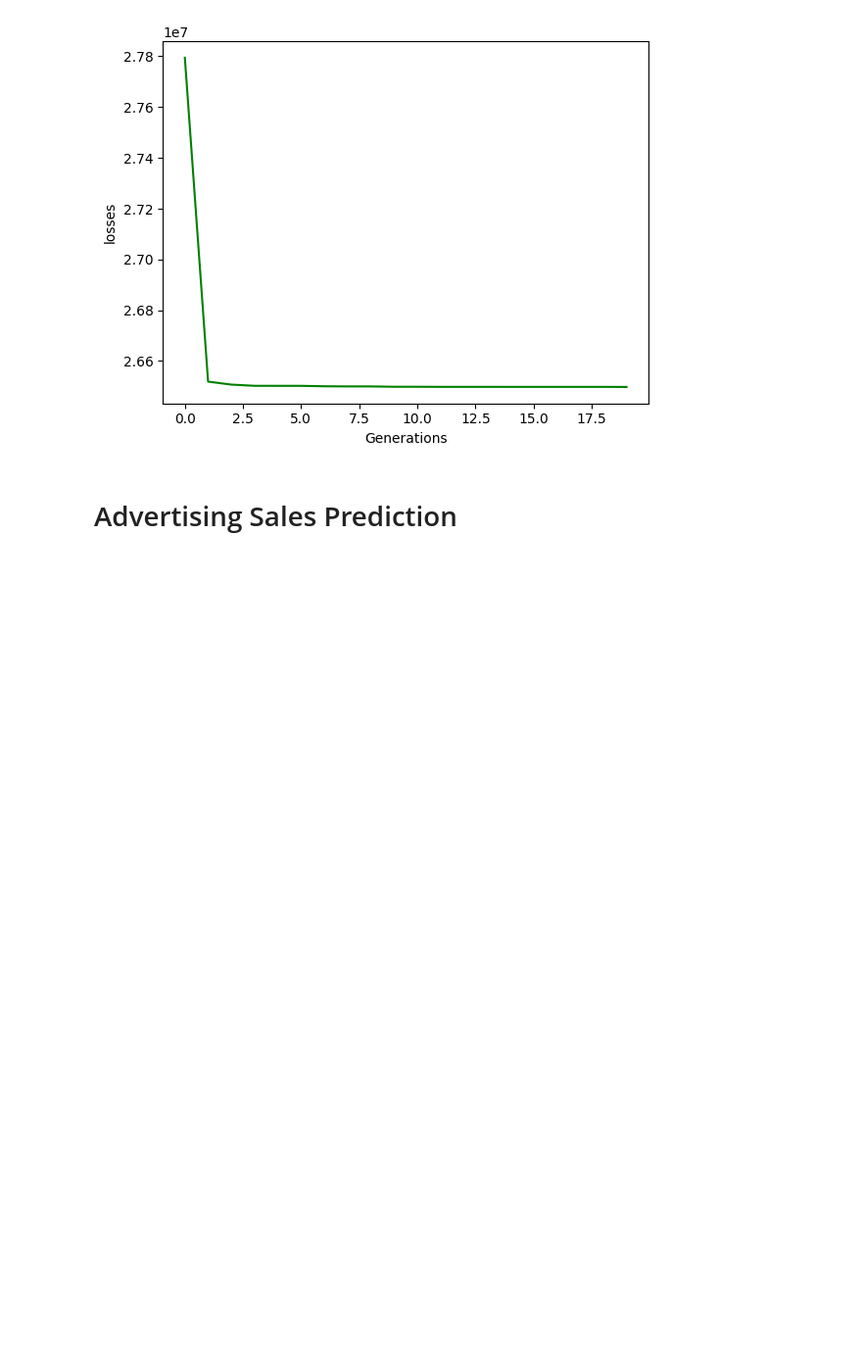
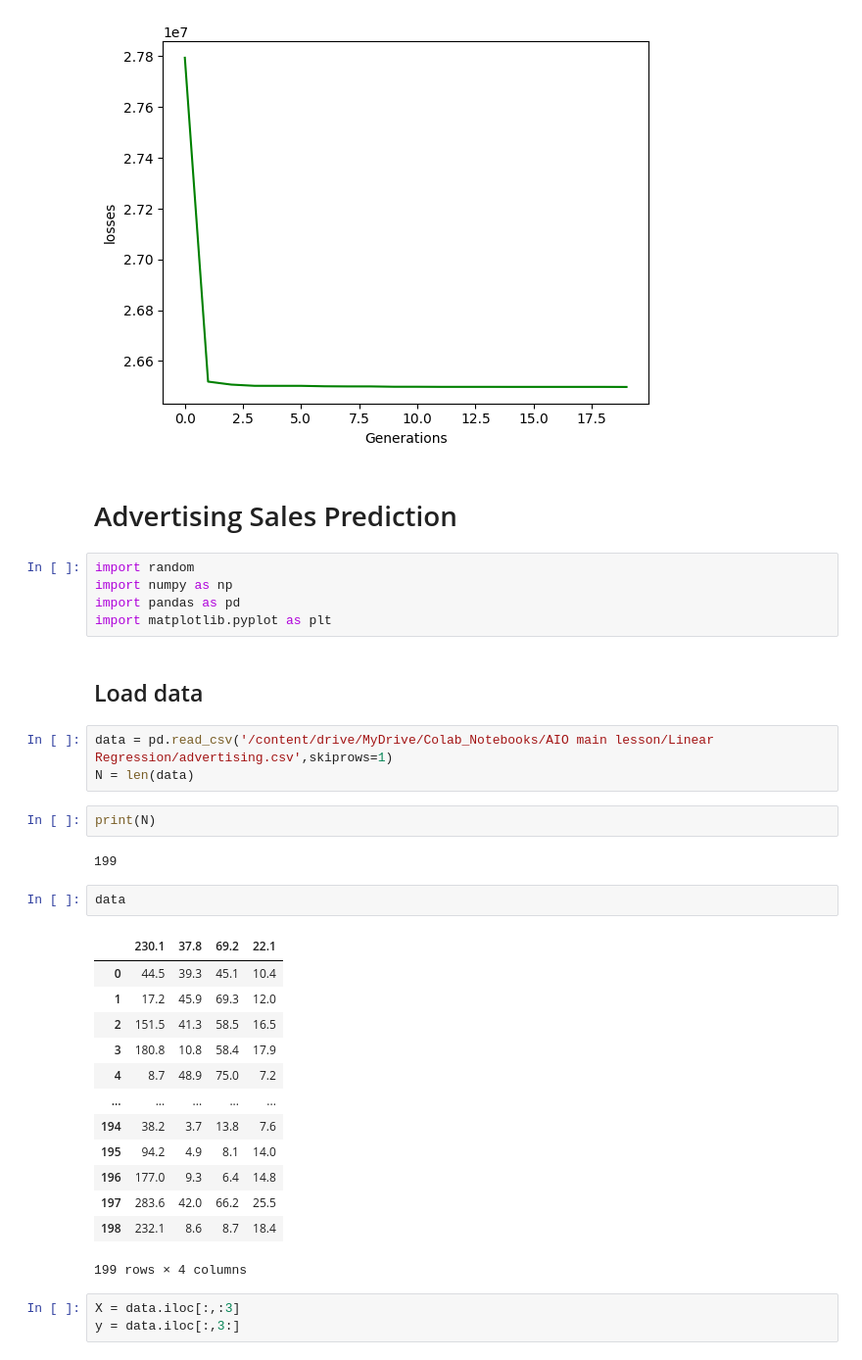
Before and after one commit to HungPham2002/Genetic-Algorithms-optimization-and-Linear-Regression-problems, a Jupyter notebook: Genetic_Algorithms_To_Solve_Linear_Regression_Problems.ipynb, the cells around one changed output. Shown at 98% size. Cells and saved outputs as stored; diff of their text form; blank space fills up the shorter version.

```diff
--- a/Genetic_Algorithms_To_Solve_Linear_Regression_Problems.ipynb
+++ b/Genetic_Algorithms_To_Solve_Linear_Regression_Problems.ipynb
@@ -469,3 +469,36 @@ plt.show()
 [figure]
 # %% [markdown]
 # Advertising Sales Prediction
+# %%
+import random
+import numpy as np
+import pandas as pd
+import matplotlib.pyplot as plt
+# %% [markdown]
+## Load data
+# %%
+data = pd.read_csv('/content/drive/MyDrive/Colab_Notebooks/AIO main lesson/Linear Regression/advertising.csv',skiprows=1)
+N = len(data)
+# %%
+print(N)
+# %% [output]
+199
+# %%
+data
+# %% [output]
+|  | 230.1 | 37.8 | 69.2 | 22.1 |
+| 0 | 44.5 | 39.3 | 45.1 | 10.4 |
+| 1 | 17.2 | 45.9 | 69.3 | 12.0 |
+| 2 | 151.5 | 41.3 | 58.5 | 16.5 |
+| 3 | 180.8 | 10.8 | 58.4 | 17.9 |
+| 4 | 8.7 | 48.9 | 75.0 | 7.2 |
+| ... | ... | ... | ... | ... |
+| 194 | 38.2 | 3.7 | 13.8 | 7.6 |
+| 195 | 94.2 | 4.9 | 8.1 | 14.0 |
+| 196 | 177.0 | 9.3 | 6.4 | 14.8 |
+| 197 | 283.6 | 42.0 | 66.2 | 25.5 |
+| 198 | 232.1 | 8.6 | 8.7 | 18.4 |
+199 rows × 4 columns
+# %%
+X = data.iloc[:,:3]
+y = data.iloc[:,3:]
```
Also changed, not shown: parts of 34 cells of this notebook.
